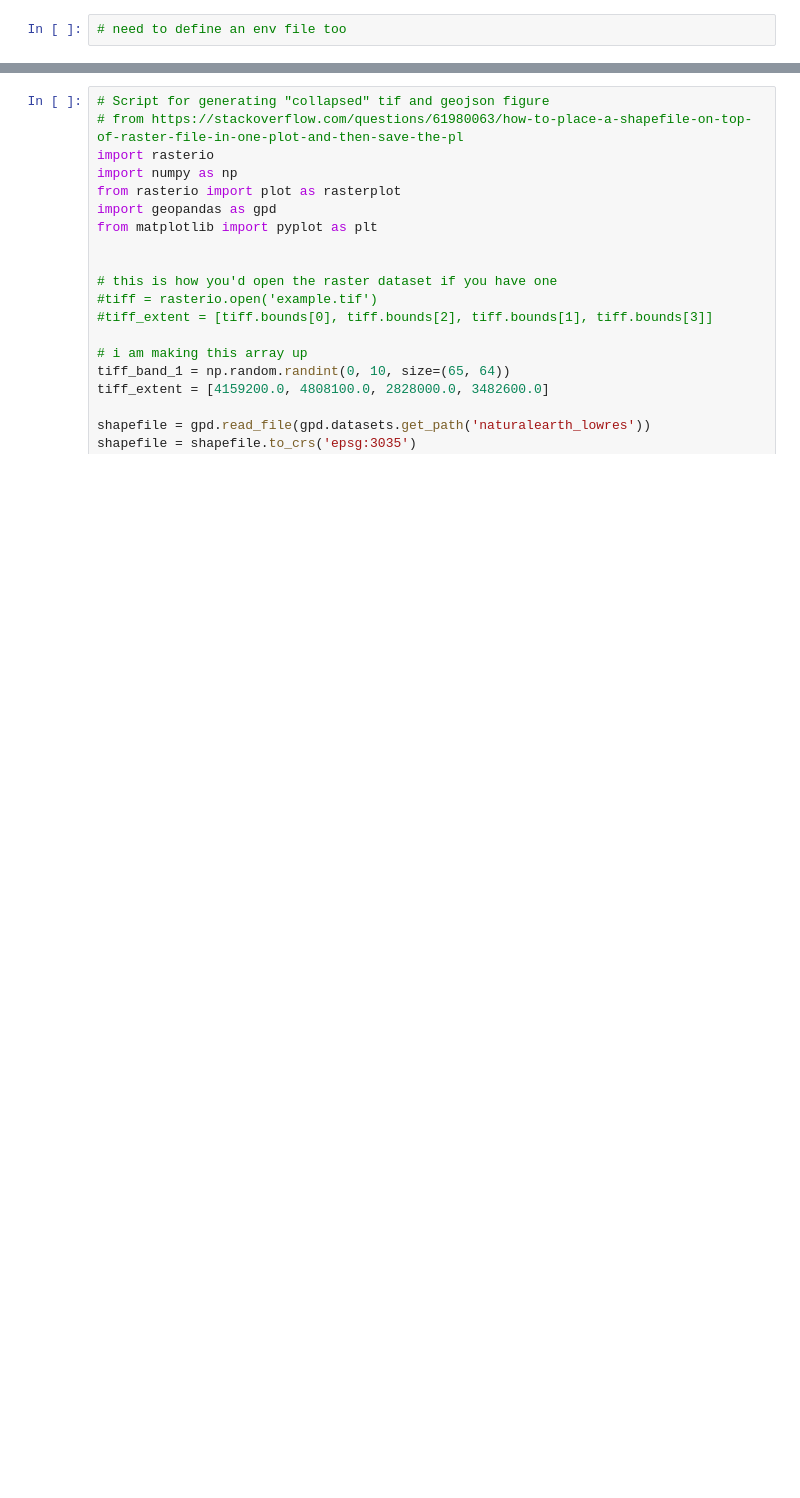
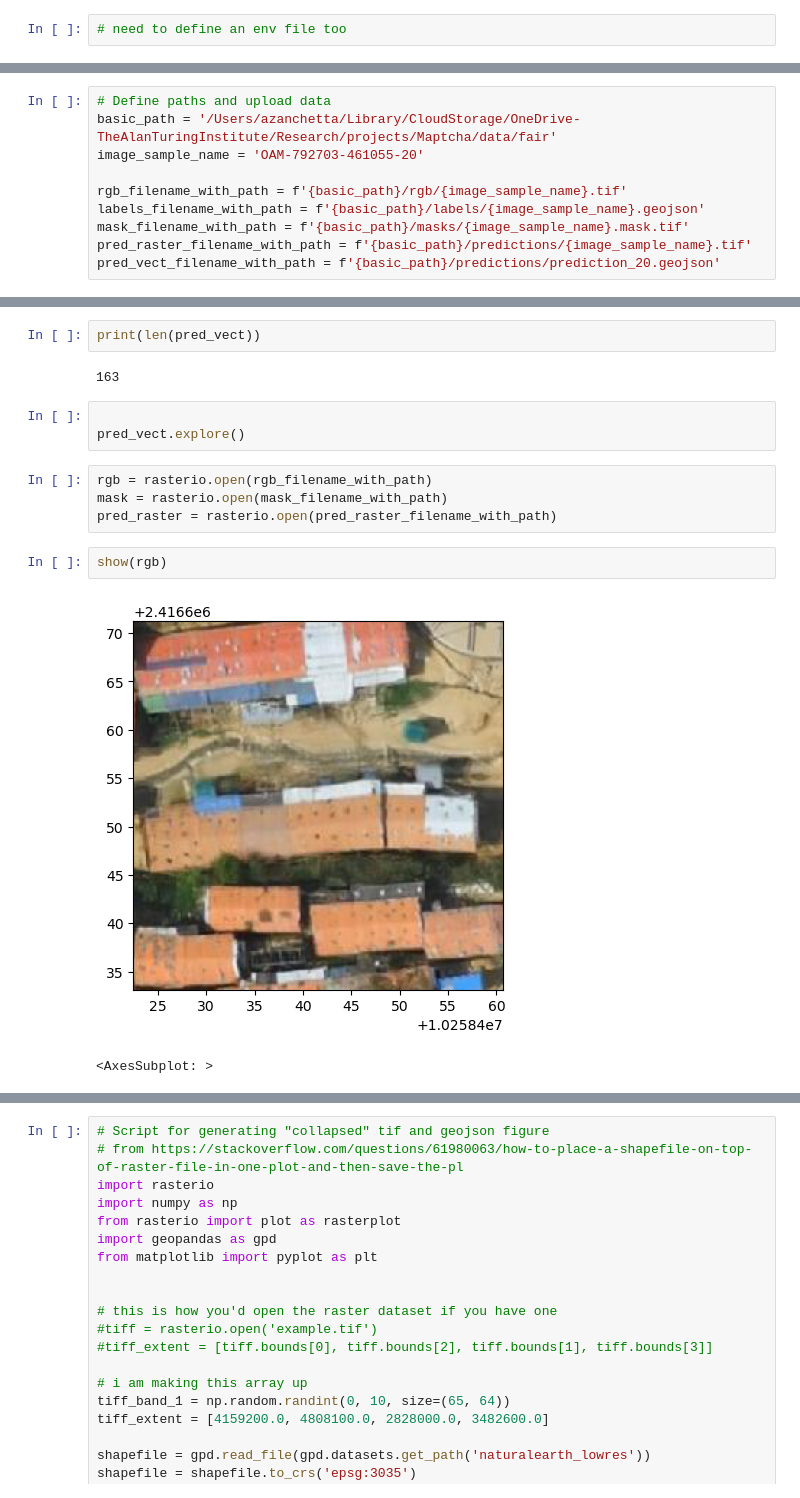
Before and after one commit to ciupava/maptcha_dev, a Jupyter notebook: notebooks/images_processing.ipynb, the cells around one changed output, grey strips where cells are left out. Drawn from its saved outputs; the diff is of its cells as text; blank space fills up the shorter version.

Commit message:
few trials with images preprocessing

```diff
--- a/notebooks/images_processing.ipynb
+++ b/notebooks/images_processing.ipynb
@@ -34,0 +41,10 @@ I see how the labels could help in this, but it seems still less tedious and tim
+# %%
+# Define paths and upload data
+basic_path = '/Users/azanchetta/Library/CloudStorage/OneDrive-TheAlanTuringInstitute/Research/projects/Maptcha/data/fair'
+image_sample_name = 'OAM-792703-461055-20'
+
+rgb_filename_with_path = f'{basic_path}/rgb/{image_sample_name}.tif'
+labels_filename_with_path = f'{basic_path}/labels/{image_sample_name}.geojson'
+mask_filename_with_path = f'{basic_path}/masks/{image_sample_name}.mask.tif'
+pred_raster_filename_with_path = f'{basic_path}/predictions/{image_sample_name}.tif'
+pred_vect_filename_with_path = f'{basic_path}/predictions/prediction_20.geojson'
@@ -34,0 +78,16 @@ I see how the labels could help in this, but it seems still less tedious and tim
+# %%
+print(len(pred_vect))
+# %% [output]
+163
+# %%
+
+pred_vect.explore()
+# %%
+rgb = rasterio.open(rgb_filename_with_path)
+mask = rasterio.open(mask_filename_with_path)
+pred_raster = rasterio.open(pred_raster_filename_with_path)
+# %%
+show(rgb)
+# %% [output]
+[figure, added]
+<AxesSubplot: >
```
Also changed, not shown: parts of 21 cells of this notebook, 1 other file.
